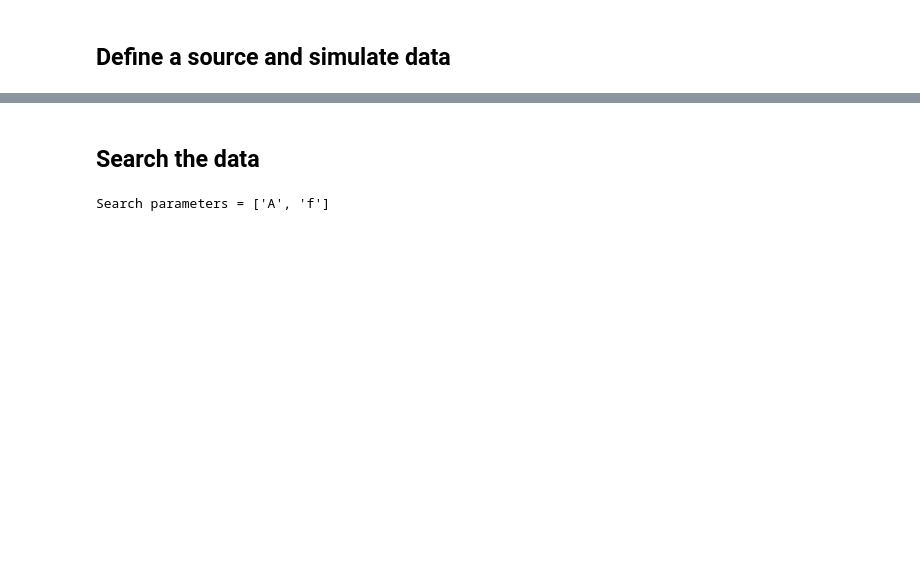
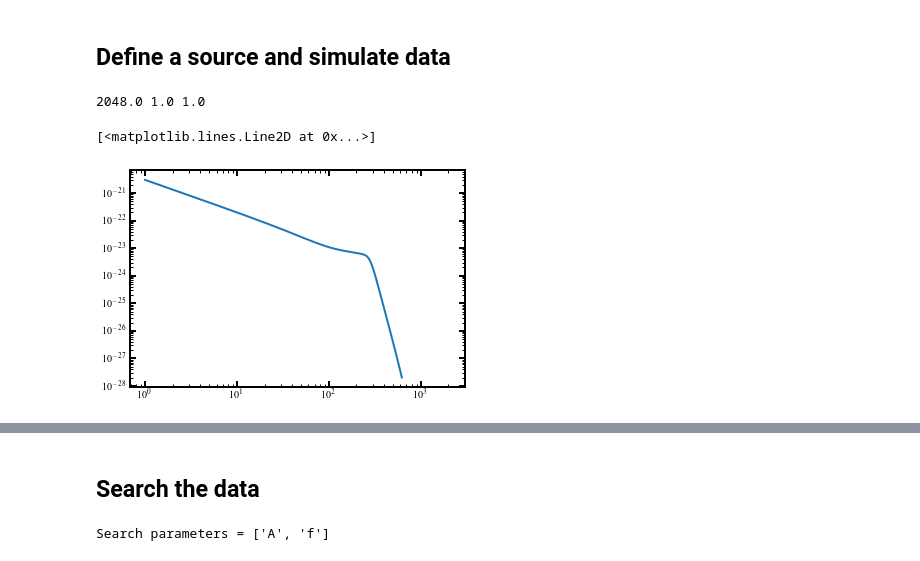
Before and after one commit to bilby-dev/bilby, a Jupyter notebook: tutorials/BasicTutorial.ipynb, the cells around one changed output, grey strips where cells are left out. Saved outputs shown, nothing was run; the diff lists cells and outputs as text; code cells hidden in the pictures; blank space fills up the shorter version.

Commit message:
BinaryBlackHole now works, although not clear if it produces the correct waveforms - still needs to be tested

```diff
--- a/tutorials/BasicTutorial.ipynb
+++ b/tutorials/BasicTutorial.ipynb
@@ -17,5 +20,29 @@ from dynesty import plotting as dyplot
 # %% [markdown]
 ## Define a source and simulate data
+# %%
+time_duration = 1.
+sampling_frequency = 4096.
+
+bbh_simulation_parameters = dict(
+mass_1 = 36.,
+mass_2 = 29.,
+spin_1 = [0, 0, 0],
+spin_2 = [0, 0, 0],
+luminosity_distance = 410.,
+inclination_angle = 0.,
+waveform_phase = 0.,
+waveform_approximant = 'IMRPhenomPv2',
+reference_frequency = 50.,
+)
+
+source = peyote.source.BinaryBlackHole('BBH', sampling_frequency, time_duration)
+hf_signal = source.frequency_domain_strain(bbh_simulation_parameters)
+
+plt.loglog(source.frequency_array, np.abs(hf_signal['plus']))
+# %% [output]
+2048.0 1.0 1.0
+[<matplotlib.lines.Line2D at 0x...>]
+[figure, added]
 # %%
 # Properties of the data
 time_duration = 1.
```
Also changed, not shown: parts of 2 cells of this notebook, 1 other file.
